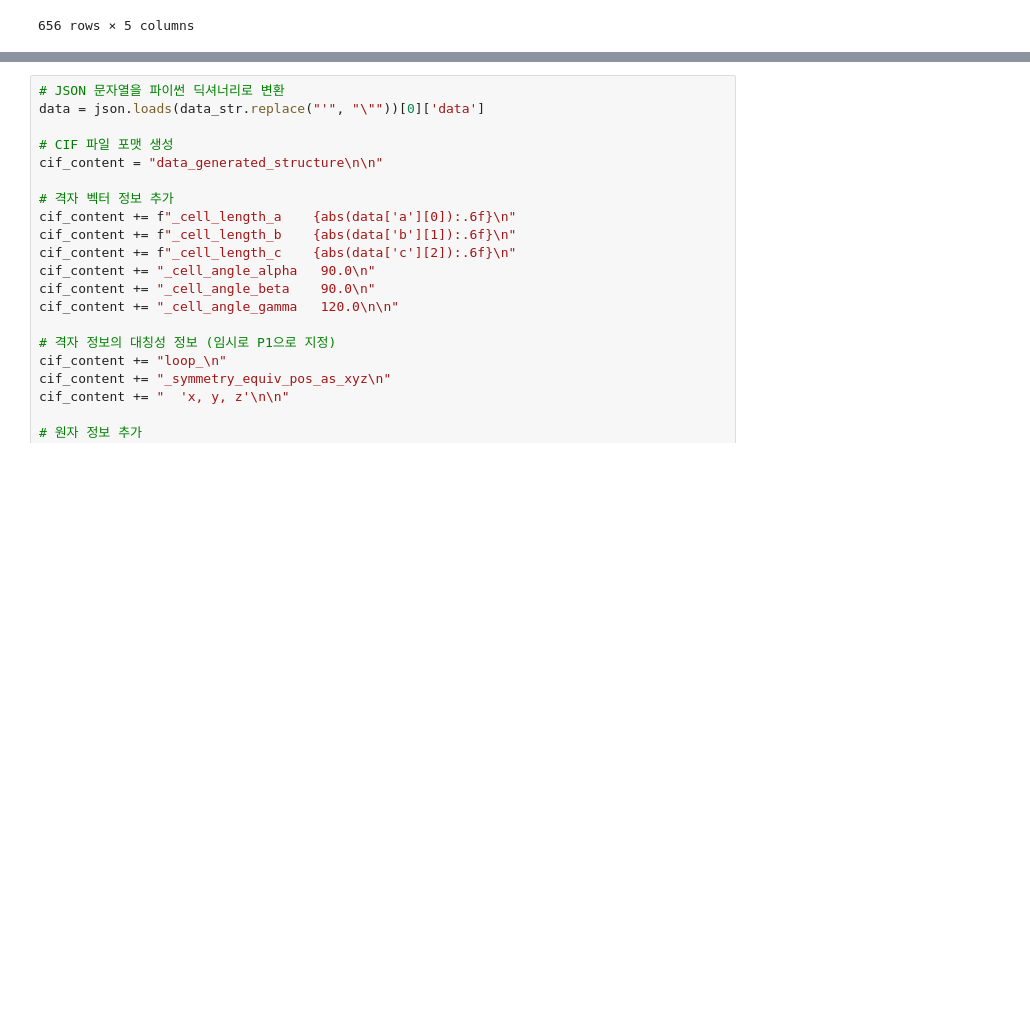
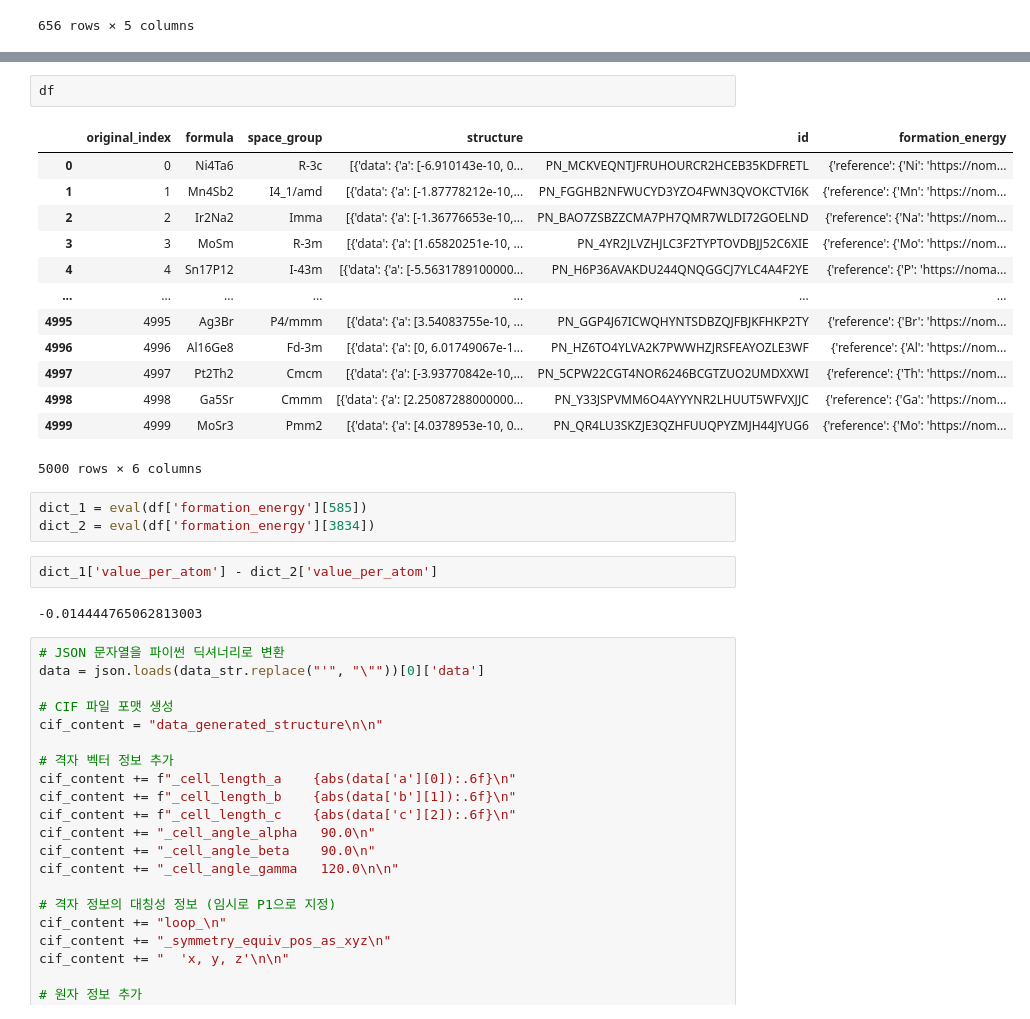
Before and after one commit to jfjoung/KRICT_Hackathon, a Jupyter notebook: practice.ipynb, the cells around one changed output, grey strips where cells are left out. Cells and saved outputs as stored; diff of their text form; blank space fills up the shorter version.

```diff
--- a/practice.ipynb
+++ b/practice.ipynb
@@ -137,3 +236,26 @@ duplicate_df
+# %%
+df
+# %% [output]
+|  | original_index | formula | space_group | structure | id | formation_energy |
+| 0 | 0 | Ni4Ta6 | R-3c | [{'data': {'a': [-6.910143e-10, 0... | PN_MCKVEQNTJFRUHOURCR2HCEB35KDFRETL | {'reference': {'Ni': 'https://nom... |
+| 1 | 1 | Mn4Sb2 | I4_1/amd | [{'data': {'a': [-1.87778212e-10,... | PN_FGGHB2NFWUCYD3YZO4FWN3QVOKCTVI6K | {'reference': {'Mn': 'https://nom... |
+| 2 | 2 | Ir2Na2 | Imma | [{'data': {'a': [-1.36776653e-10,... | PN_BAO7ZSBZZCMA7PH7QMR7WLDI72GOELND | {'reference': {'Na': 'https://nom... |
+| 3 | 3 | MoSm | R-3m | [{'data': {'a': [1.65820251e-10, ... | PN_4YR2JLVZHJLC3F2TYPTOVDBJJ52C6XIE | {'reference': {'Mo': 'https://nom... |
+| 4 | 4 | Sn17P12 | I-43m | [{'data': {'a': [-5.5631789100000... | PN_H6P36AVAKDU244QNQGGCJ7YLC4A4F2YE | {'reference': {'P': 'https://noma... |
+| ... | ... | ... | ... | ... | ... | ... |
+| 4995 | 4995 | Ag3Br | P4/mmm | [{'data': {'a': [3.54083755e-10, ... | PN_GGP4J67ICWQHYNTSDBZQJFBJKFHKP2TY | {'reference': {'Br': 'https://nom... |
+| 4996 | 4996 | Al16Ge8 | Fd-3m | [{'data': {'a': [0, 6.01749067e-1... | PN_HZ6TO4YLVA2K7PWWHZJRSFEAYOZLE3WF | {'reference': {'Al': 'https://nom... |
+| 4997 | 4997 | Pt2Th2 | Cmcm | [{'data': {'a': [-3.93770842e-10,... | PN_5CPW22CGT4NOR6246BCGTZUO2UMDXXWI | {'reference': {'Th': 'https://nom... |
+| 4998 | 4998 | Ga5Sr | Cmmm | [{'data': {'a': [2.25087288000000... | PN_Y33JSPVMM6O4AYYYNR2LHUUT5WFVXJJC | {'reference': {'Ga': 'https://nom... |
+| 4999 | 4999 | MoSr3 | Pmm2 | [{'data': {'a': [4.0378953e-10, 0... | PN_QR4LU3SKZJE3QZHFUUQPYZMJH44JYUG6 | {'reference': {'Mo': 'https://nom... |
+5000 rows × 6 columns
+# %%
+dict_1 = eval(df['formation_energy'][585])
+dict_2 = eval(df['formation_energy'][3834])
+# %%
+dict_1['value_per_atom'] - dict_2['value_per_atom']
+# %% [output]
+-0.014444765062813003
 # %%
 # JSON 문자열을 파이썬 딕셔너리로 변환
 data = json.loads(data_str.replace("'", "\""))[0]['data']
```
Also changed, not shown: parts of 6 cells of this notebook.
